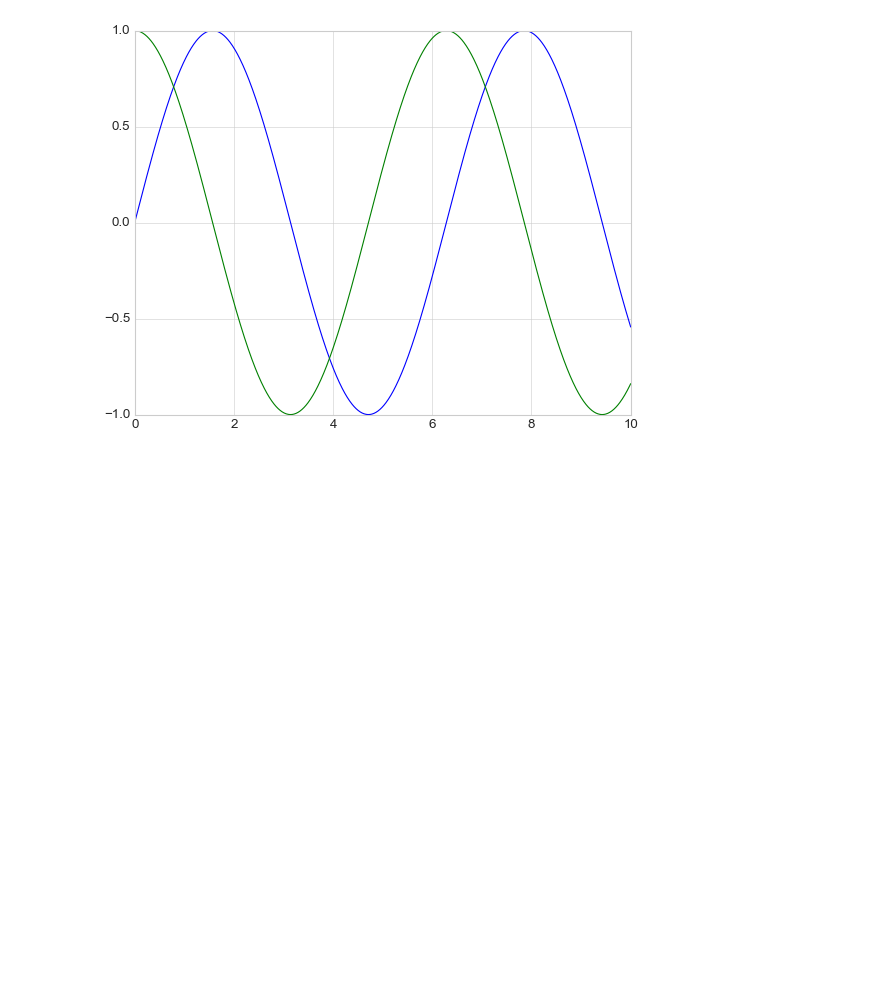
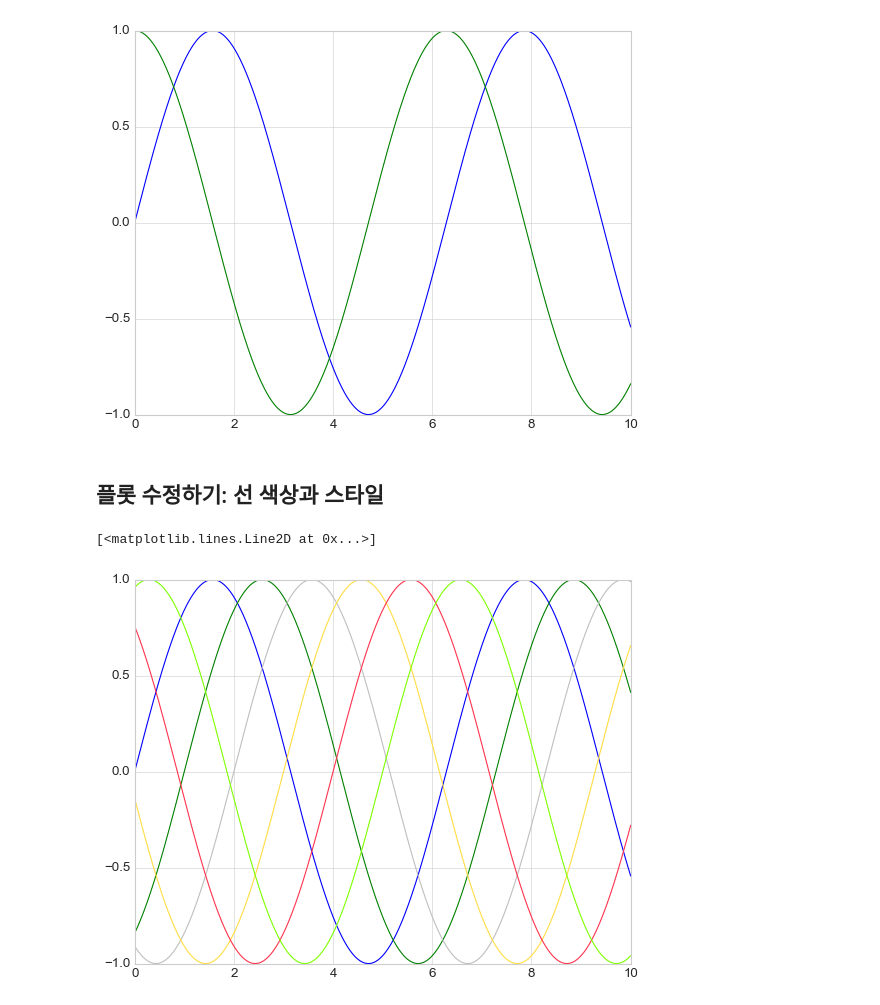
Before and after one commit to crickmj/Python_begins, a Jupyter notebook: for Practice/practice_note3_matplot.ipynb, the cells around one changed output. Drawn from its saved outputs; the diff is of its cells as text; code cells hidden in the pictures; blank space fills up the shorter version.

```diff
--- a/for Practice/practice_note3_matplot.ipynb
+++ b/for Practice/practice_note3_matplot.ipynb
@@ -70,3 +70,15 @@ ax.plot(x, np.cos(x))
 # %% [output]
 [<matplotlib.lines.Line2D at 0x...>]
 [figure]
+# %% [markdown]
+## 플롯 수정하기: 선 색상과 스타일
+# %%
+plt.plot(x, np.sin(x - 0), color = 'blue') # 색상을 이름으로 지정
+plt.plot(x, np.sin(x - 1), color = 'g') # 짧은 색상 코드 (rgbcmyk)
+plt.plot(x, np.sin(x - 2), color = '0.75') # 0 과 1사이 회색조 지정
+plt.plot(x, np.sin(x - 3), color = '#FFDD44') # 16진수 코드 (RRGGBB - 00 FF 사이)
+plt.plot(x, np.sin(x - 4), color = (1.0, 0.2,0.3)) # RGB 튜플, 0 과 1 값
+plt.plot(x, np.sin(x - 5), color = 'chartreuse') # 모든 HTML 색상 이름 지원
+# %% [output]
+[<matplotlib.lines.Line2D at 0x...>]
+[figure, added]
```
